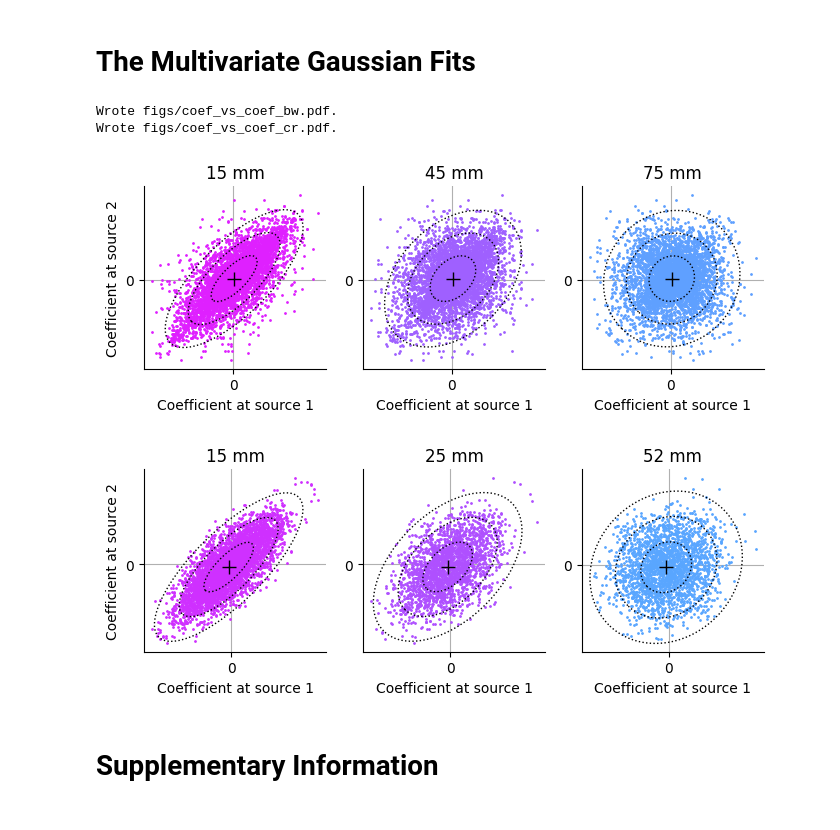
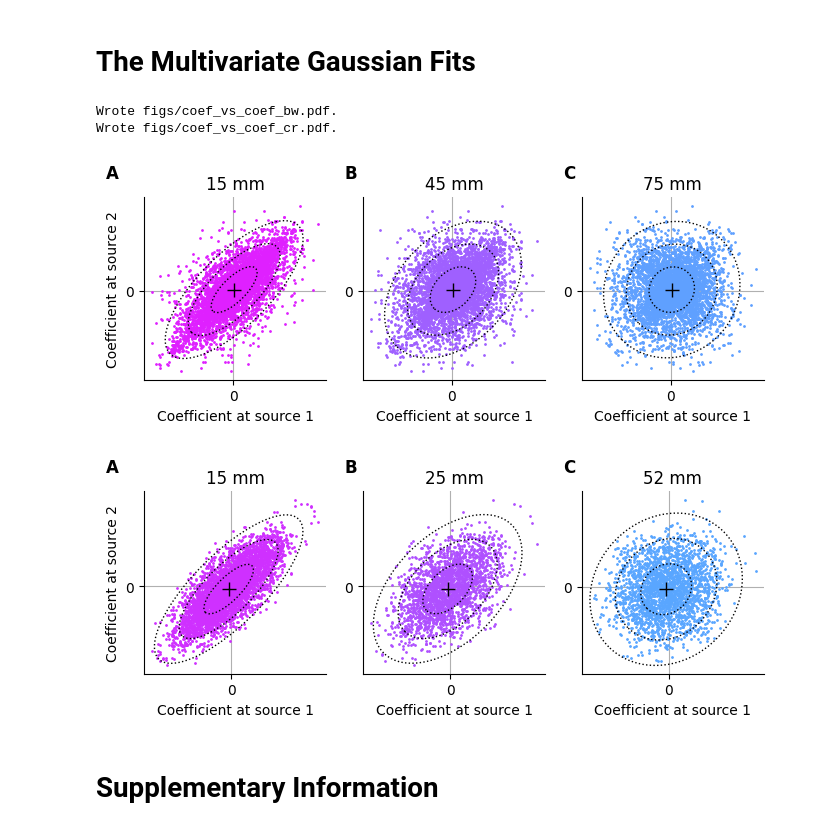
Before and after one commit to stootoon/fisher-plumes, a Jupyter notebook: make_figs.ipynb, the cells around one changed output. Drawn from its saved outputs; the diff is of its cells as text; code cells hidden in the pictures.

```diff
--- a/make_figs.ipynb
+++ b/make_figs.ipynb
@@ -174,7 +180,6 @@ for k, F in data.items():
         ax = fpf.plot_correlations(F.rho, xl = (0, 120), slices=slices, cols=cols, n_rows = 2, plot_order = ["All"] + labs)
         [(axi.set_xlabel("Intersource distance (mm)"), axi.set_xticks(arange(0,201,50))) for axi in ax]
         file_name = f"figs/corr_components_{k}.pdf"
-        PLOT and (savefig(file_name, bbox_inches='tight'), print(f"Wrote {file_name}."))
     elif k == "cr":
         which_freqs = [1,3,7,10]
         labs = [f"{f} Hz" for f in which_freqs]
@@ -184,7 +189,9 @@ for k, F in data.items():
         ax = fpf.plot_correlations(F.rho, xl = (0, 120), slices=slices, cols=cols, n_rows = 2, plot_order = ["All"] + labs)
         [(axi.set_xlabel("Intersource distance (mm)"), axi.set_xlim(0,101), axi.set_xticks(arange(0,101,50))) for axi in ax]
         file_name = f"figs/corr_components_{k}.pdf"
-        PLOT and (savefig(file_name, bbox_inches='tight'), print(f"Wrote {file_name}."))
+
+    fpft.label_axes(ax, "ABCDEF", fontsize=12, fontweight="bold", dy=-0.01)
+    PLOT and (savefig(file_name, bbox_inches='tight'), print(f"Wrote {file_name}."))
 # %% [output]
 cr
 Wrote figs/corr_components_cr.pdf.
@@ -197,24 +204,25 @@ Wrote figs/corr_components_bw.pdf.
 # %%
 reload(fpf)
 which_freqs = {"bw":5,       "cr":10}
 which_idists= {"bw":[0,2,4], "cr":[8,12,18]}
 dcol_scales = {"bw":120000,  "cr":80000}
 for name, F in sorted(data.items()):
     which_freq = which_freqs[name]
     ifreq = F.freqs2inds([which_freq])[0]
-    fpf.plot_coef1_vs_coef2([F.ss, F.cc],
+    ax = fpf.plot_coef1_vs_coef2([F.ss, F.cc],
                             ifreq,
                             F.pairs,
                             i_pos_dists_to_plot = which_idists[name],
                             dist_col_scale = dcol_scales[name]
     )
+    fpft.label_axes(ax, "ABC", fontsize=12, fontweight="bold", dy=-0.01)
     file_name = f"figs/coef_vs_coef_{name}.pdf"
     PLOT and (savefig(file_name, bbox_inches='tight'), print(f"Wrote {file_name}."));
 # %% [output]
 Wrote figs/coef_vs_coef_bw.pdf.
 Wrote figs/coef_vs_coef_cr.pdf.
-[figure, old version]
+[figure, new version]
-[figure, old version]
+[figure, new version]
 # %% [markdown]
 # Supplementary Information
 # %%
```
Also changed, not shown: parts of 10 cells of this notebook, 16 other files.
